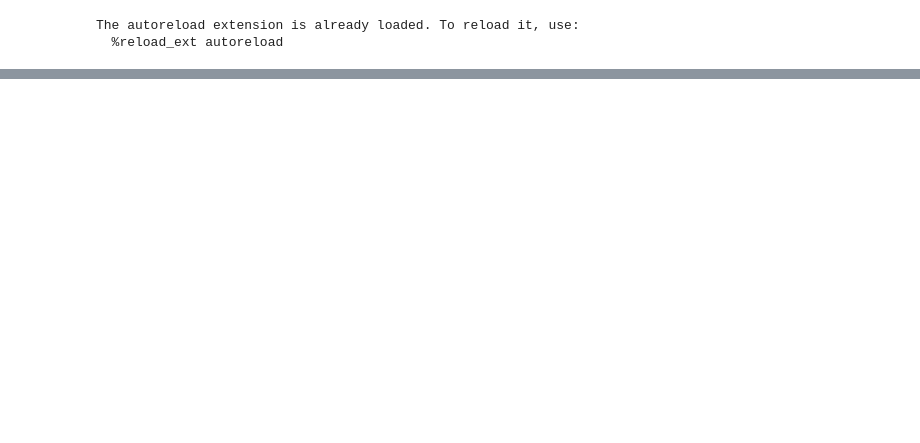
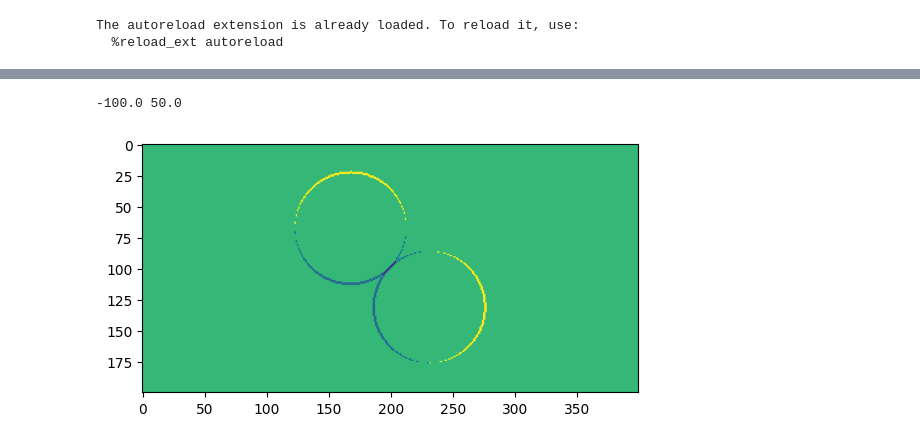
Before and after one commit to Stazi-101/THCsim, a Jupyter notebook: test_nb.ipynb, the cells around one changed output, grey strips where cells are left out. Saved outputs shown, nothing was run; the diff lists cells and outputs as text; code cells hidden in the pictures; blank space fills up the shorter version.

```diff
--- a/test_nb.ipynb
+++ b/test_nb.ipynb
@@ -59,0 +39,7 @@ Array(0., dtype=float32)
+# %%
+rhs = -divergence(v)
+plt.imshow(rhs)
+print(jnp.amin(rhs), jnp.amax(rhs))
+# %% [output]
+-100.0 50.0
+[figure, added]
```
Also changed, not shown: parts of 18 cells of this notebook, 1 other file.
